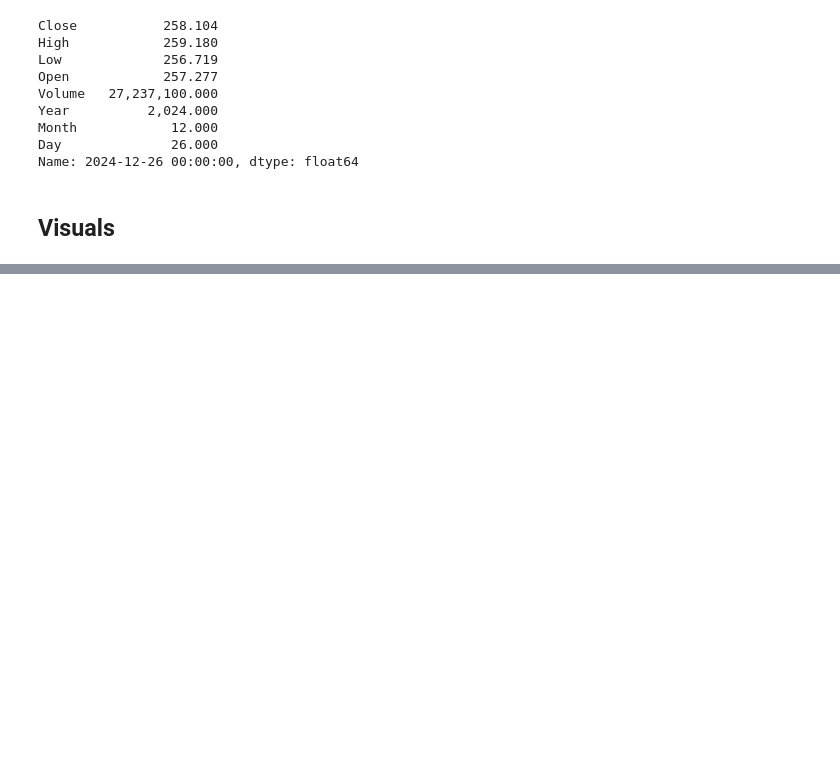
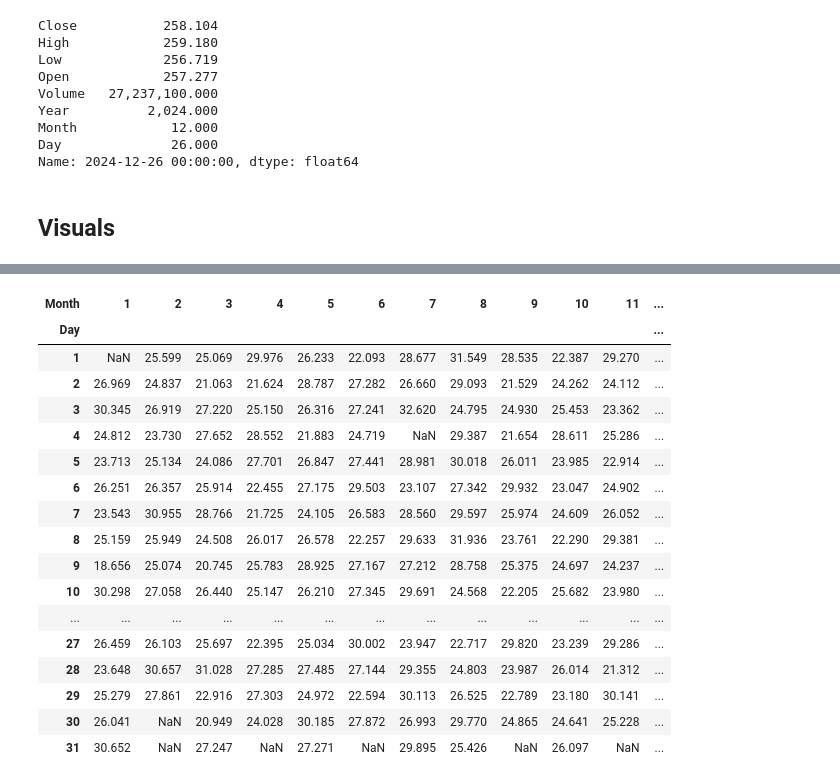
Before and after one commit to edwardns2/PythonML, a Jupyter notebook: files/apple_stock.ipynb, the cells around one changed output, grey strips where cells are left out. Cells and saved outputs as stored; diff of their text form; code cells hidden in the pictures; blank space fills up the shorter version.

```diff
--- a/files/apple_stock.ipynb
+++ b/files/apple_stock.ipynb
@@ -130,0 +237,7 @@ px.bar(aapl_df["Volume"], title="Apple Stock Info")
+# %%
+daily_df = (aapl_df
+            .groupby(["Day", "Month"])
+            .mean()
+            .reset_index()
+            )
+daily_df
@@ -130,0 +258,22 @@ px.bar(aapl_df["Volume"], title="Apple Stock Info")
+# %%
+matrix = daily_df.pivot(index="Day", columns="Month", values="Close")
+matrix
+# %% [output]
+| Month | 1 | 2 | 3 | 4 | 5 | 6 | 7 | 8 | 9 | 10 | 11 | ... |
+| Day |  |  |  |  |  |  |  |  |  |  |  | ... |
+| 1 | NaN | 25.599 | 25.069 | 29.976 | 26.233 | 22.093 | 28.677 | 31.549 | 28.535 | 22.387 | 29.270 | ... |
+| 2 | 26.969 | 24.837 | 21.063 | 21.624 | 28.787 | 27.282 | 26.660 | 29.093 | 21.529 | 24.262 | 24.112 | ... |
+| 3 | 30.345 | 26.919 | 27.220 | 25.150 | 26.316 | 27.241 | 32.620 | 24.795 | 24.930 | 25.453 | 23.362 | ... |
+| 4 | 24.812 | 23.730 | 27.652 | 28.552 | 21.883 | 24.719 | NaN | 29.387 | 21.654 | 28.611 | 25.286 | ... |
+| 5 | 23.713 | 25.134 | 24.086 | 27.701 | 26.847 | 27.441 | 28.981 | 30.018 | 26.011 | 23.985 | 22.914 | ... |
+| 6 | 26.251 | 26.357 | 25.914 | 22.455 | 27.175 | 29.503 | 23.107 | 27.342 | 29.932 | 23.047 | 24.902 | ... |
+| 7 | 23.543 | 30.955 | 28.766 | 21.725 | 24.105 | 26.583 | 28.560 | 29.597 | 25.974 | 24.609 | 26.052 | ... |
+| 8 | 25.159 | 25.949 | 24.508 | 26.017 | 26.578 | 22.257 | 29.633 | 31.936 | 23.761 | 22.290 | 29.381 | ... |
+| 9 | 18.656 | 25.074 | 20.745 | 25.783 | 28.925 | 27.167 | 27.212 | 28.758 | 25.375 | 24.697 | 24.237 | ... |
+| 10 | 30.298 | 27.058 | 26.440 | 25.147 | 26.210 | 27.345 | 29.691 | 24.568 | 22.205 | 25.682 | 23.980 | ... |
+| ... | ... | ... | ... | ... | ... | ... | ... | ... | ... | ... | ... | ... |
+| 27 | 26.459 | 26.103 | 25.697 | 22.395 | 25.034 | 30.002 | 23.947 | 22.717 | 29.820 | 23.239 | 29.286 | ... |
+| 28 | 23.648 | 30.657 | 31.028 | 27.285 | 27.485 | 27.144 | 29.355 | 24.803 | 23.987 | 26.014 | 21.312 | ... |
+| 29 | 25.279 | 27.861 | 22.916 | 27.303 | 24.972 | 22.594 | 30.113 | 26.525 | 22.789 | 23.180 | 30.141 | ... |
+| 30 | 26.041 | NaN | 20.949 | 24.028 | 30.185 | 27.872 | 26.993 | 29.770 | 24.865 | 24.641 | 25.228 | ... |
+| 31 | 30.652 | NaN | 27.247 | NaN | 27.271 | NaN | 29.895 | 25.426 | NaN | 26.097 | NaN | ... |
```
Also changed, not shown: parts of 19 cells of this notebook, 1 other file.
